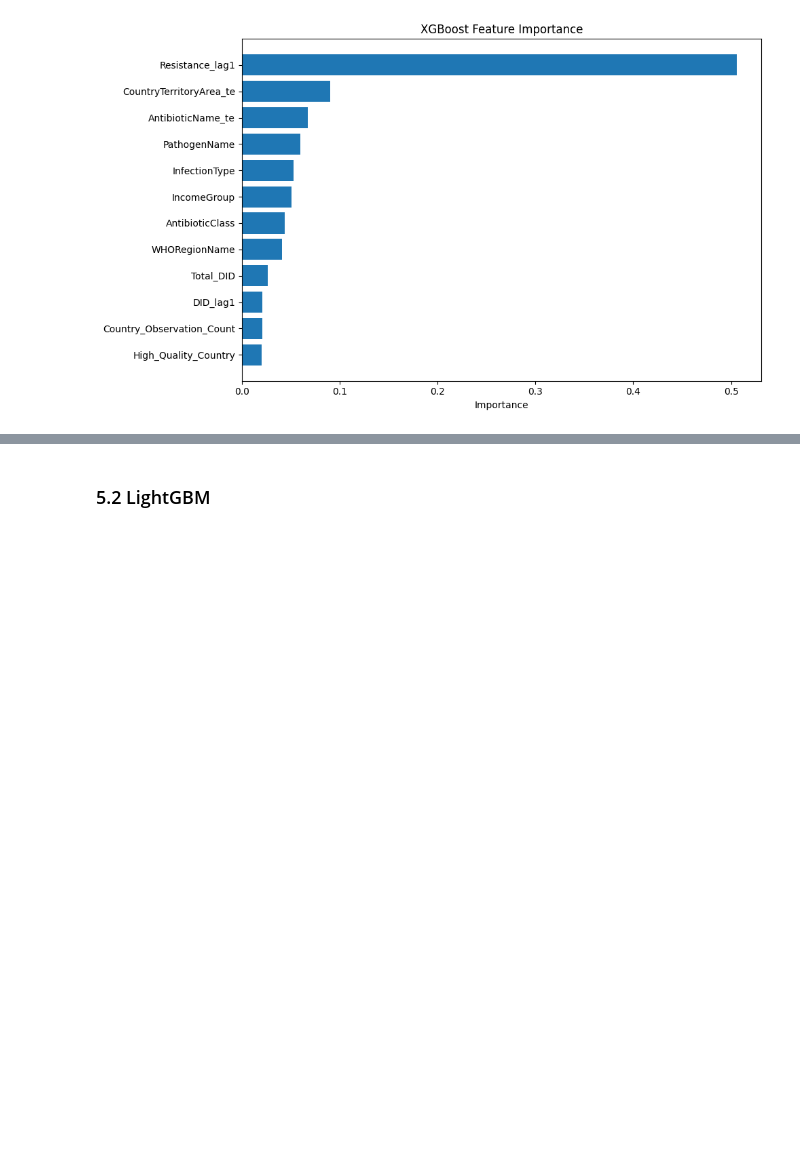
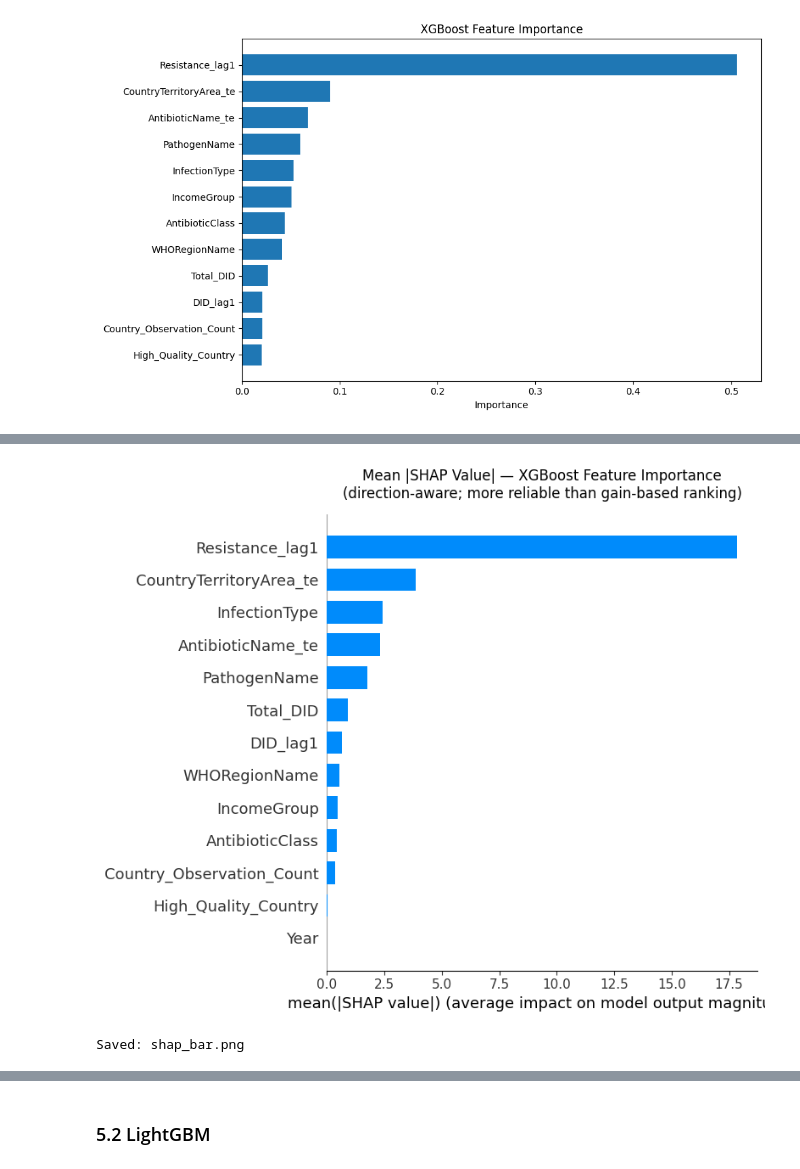
Before and after one commit to TanvirTurja/amr-forecasting-rag, a Jupyter notebook: training.ipynb, the cells around one changed output, grey strips where cells are left out. Drawn from its saved outputs; the diff is of its cells as text; code cells hidden in the pictures; blank space fills up the shorter version.

```diff
--- a/training.ipynb
+++ b/training.ipynb
@@ -532,0 +628,20 @@ XGBoost (Validation) Results:
+# %%
+# --- Plot 2: Mean |SHAP| bar chart (less biased than gain importance) ---
+plt.figure(figsize=(10, 6))
+shap.summary_plot(
+    shap_values,
+    X_test[FEATURES_ENCODED],
+    feature_names=FEATURES_ENCODED,
+    plot_type='bar',
+    max_display=13,
+    show=False
+)
+plt.title('Mean |SHAP Value| — XGBoost Feature Importance\n'
+          '(direction-aware; more reliable than gain-based ranking)', pad=14)
+plt.tight_layout()
+plt.savefig('shap_bar.png', dpi=300, bbox_inches='tight')
+plt.show()
+print('Saved: shap_bar.png')
+# %% [output]
+[figure, added]
+Saved: shap_bar.png
```
Also changed, not shown: parts of 20 cells of this notebook, 20 other files.
